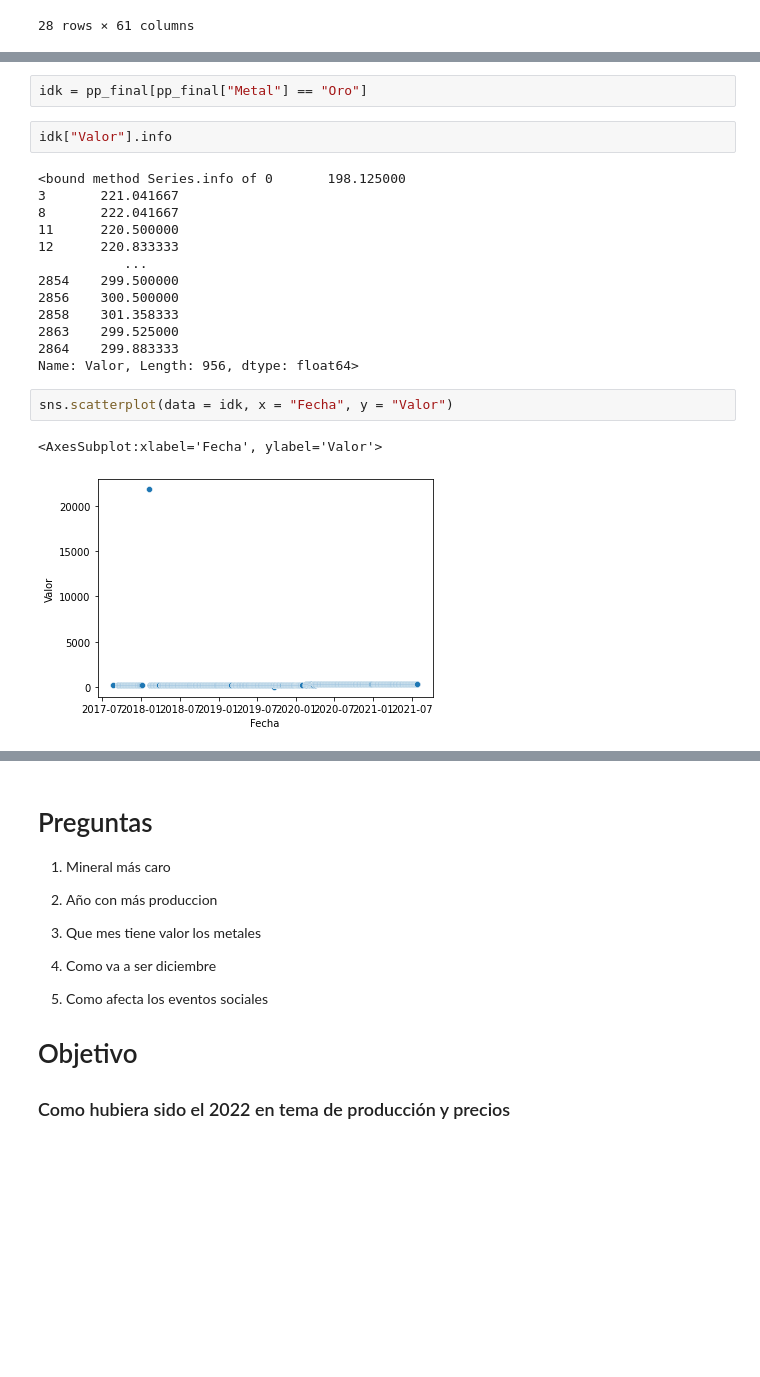
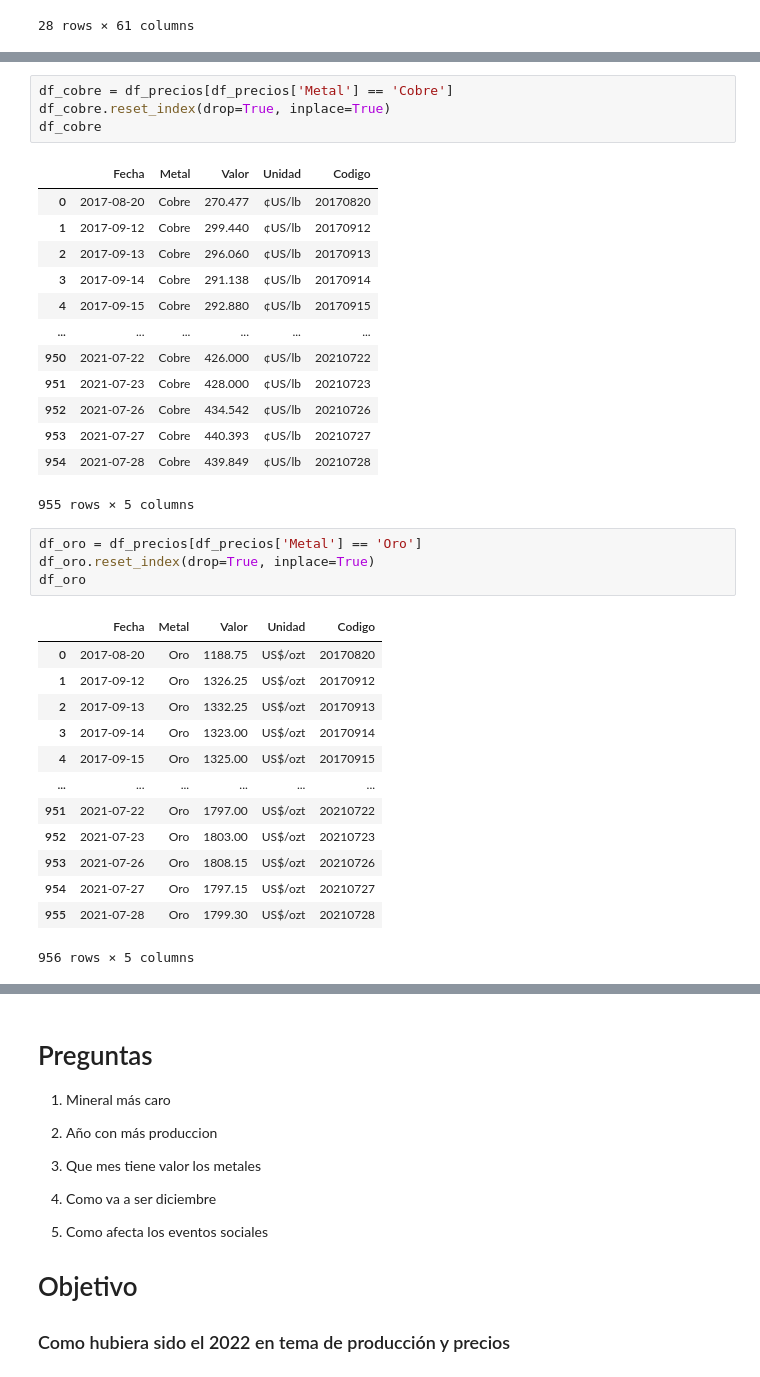
Before and after one commit to ThareauB/Proyecto-libertadores, a Jupyter notebook: mineria.ipynb, the cells around one changed output, grey strips where cells are left out. Drawn from its saved outputs; the diff is of its cells as text; blank space fills up the shorter version.

```diff
--- a/mineria.ipynb
+++ b/mineria.ipynb
@@ -164,22 +100,36 @@ pp_final
-# %%
-idk = pp_final[pp_final["Metal"] == "Oro"]
-# %%
-idk["Valor"].info
-# %% [output]
-<bound method Series.info of 0       198.125000
-3       221.041667
-8       222.041667
-11      220.500000
-12      220.833333
-           ...
-2854    299.500000
-2856    300.500000
-2858    301.358333
-2863    299.525000
-2864    299.883333
-Name: Valor, Length: 956, dtype: float64>
-# %%
-sns.scatterplot(data = idk, x = "Fecha", y = "Valor")
-# %% [output]
-<AxesSubplot:xlabel='Fecha', ylabel='Valor'>
-[figure, removed]
+# %%
+df_cobre = df_precios[df_precios['Metal'] == 'Cobre']
+df_cobre.reset_index(drop=True, inplace=True)
+df_cobre
+# %% [output]
+|  | Fecha | Metal | Valor | Unidad | Codigo |
+| 0 | 2017-08-20 | Cobre | 270.477 | ¢US/lb | 20170820 |
+| 1 | 2017-09-12 | Cobre | 299.440 | ¢US/lb | 20170912 |
+| 2 | 2017-09-13 | Cobre | 296.060 | ¢US/lb | 20170913 |
+| 3 | 2017-09-14 | Cobre | 291.138 | ¢US/lb | 20170914 |
+| 4 | 2017-09-15 | Cobre | 292.880 | ¢US/lb | 20170915 |
+| ... | ... | ... | ... | ... | ... |
+| 950 | 2021-07-22 | Cobre | 426.000 | ¢US/lb | 20210722 |
+| 951 | 2021-07-23 | Cobre | 428.000 | ¢US/lb | 20210723 |
+| 952 | 2021-07-26 | Cobre | 434.542 | ¢US/lb | 20210726 |
+| 953 | 2021-07-27 | Cobre | 440.393 | ¢US/lb | 20210727 |
+| 954 | 2021-07-28 | Cobre | 439.849 | ¢US/lb | 20210728 |
+955 rows × 5 columns
+# %%
+df_oro = df_precios[df_precios['Metal'] == 'Oro']
+df_oro.reset_index(drop=True, inplace=True)
+df_oro
+# %% [output]
+|  | Fecha | Metal | Valor | Unidad | Codigo |
+| 0 | 2017-08-20 | Oro | 1188.75 | US$/ozt | 20170820 |
+| 1 | 2017-09-12 | Oro | 1326.25 | US$/ozt | 20170912 |
+| 2 | 2017-09-13 | Oro | 1332.25 | US$/ozt | 20170913 |
+| 3 | 2017-09-14 | Oro | 1323.00 | US$/ozt | 20170914 |
+| 4 | 2017-09-15 | Oro | 1325.00 | US$/ozt | 20170915 |
+| ... | ... | ... | ... | ... | ... |
+| 951 | 2021-07-22 | Oro | 1797.00 | US$/ozt | 20210722 |
+| 952 | 2021-07-23 | Oro | 1803.00 | US$/ozt | 20210723 |
+| 953 | 2021-07-26 | Oro | 1808.15 | US$/ozt | 20210726 |
+| 954 | 2021-07-27 | Oro | 1797.15 | US$/ozt | 20210727 |
+| 955 | 2021-07-28 | Oro | 1799.30 | US$/ozt | 20210728 |
+956 rows × 5 columns
```
Also changed, not shown: parts of 26 cells of this notebook.
